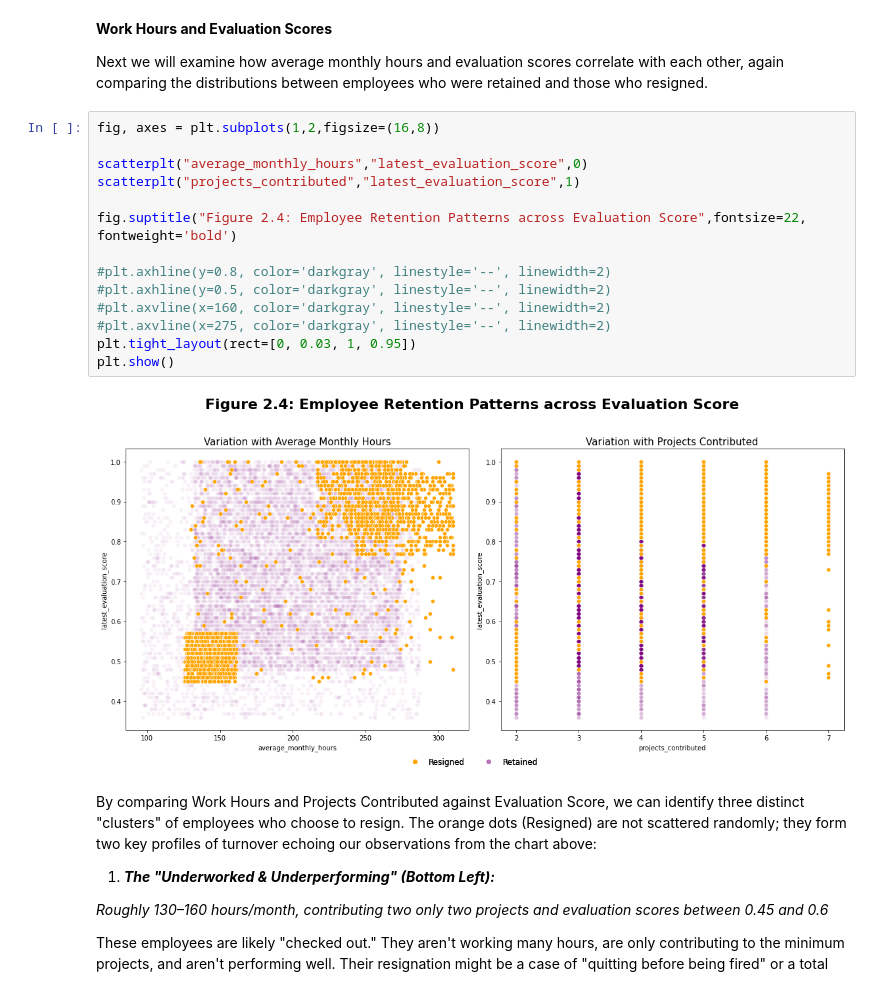
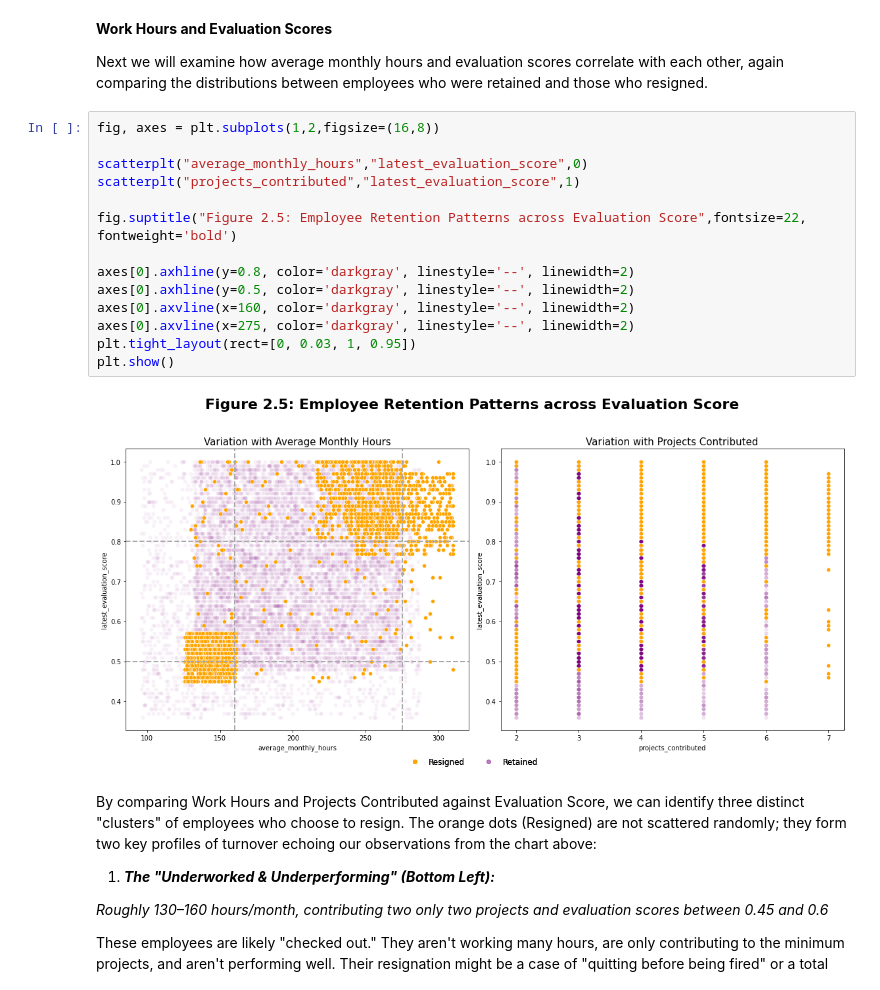
Before and after one commit to snaveerafrizvi/Employee_Attrition_ML, a Jupyter notebook: Salifort_Motors_Employee_Attrition.ipynb, the cells around one changed output. Saved outputs shown, nothing was run; the diff lists cells and outputs as text.

```diff
--- a/Salifort_Motors_Employee_Attrition.ipynb
+++ b/Salifort_Motors_Employee_Attrition.ipynb
@@ -563,19 +563,19 @@ Next we will examine how average monthly hours and evaluation scores correlate w
 # %%
 fig, axes = plt.subplots(1,2,figsize=(16,8))
 
 scatterplt("average_monthly_hours","latest_evaluation_score",0)
 scatterplt("projects_contributed","latest_evaluation_score",1)
 
-fig.suptitle("Figure 2.4: Employee Retention Patterns across Evaluation Score",fontsize=22, fontweight='bold')
+fig.suptitle("Figure 2.5: Employee Retention Patterns across Evaluation Score",fontsize=22, fontweight='bold')
 
-#plt.axhline(y=0.8, color='darkgray', linestyle='--', linewidth=2)
-#plt.axhline(y=0.5, color='darkgray', linestyle='--', linewidth=2)
-#plt.axvline(x=160, color='darkgray', linestyle='--', linewidth=2)
-#plt.axvline(x=275, color='darkgray', linestyle='--', linewidth=2)
+axes[0].axhline(y=0.8, color='darkgray', linestyle='--', linewidth=2)
+axes[0].axhline(y=0.5, color='darkgray', linestyle='--', linewidth=2)
+axes[0].axvline(x=160, color='darkgray', linestyle='--', linewidth=2)
+axes[0].axvline(x=275, color='darkgray', linestyle='--', linewidth=2)
 plt.tight_layout(rect=[0, 0.03, 1, 0.95])
 plt.show()
 # %% [output]
-[figure, old version]
+[figure, new version]
 # %% [markdown]
 By comparing Work Hours and Projects Contributed against Evaluation Score, we can identify three distinct "clusters" of employees who choose to resign.
 The orange dots (Resigned) are not scattered randomly; they form two key profiles of turnover echoing our observations from the chart above:
```
Also changed, not shown: parts of 2 cells of this notebook.
